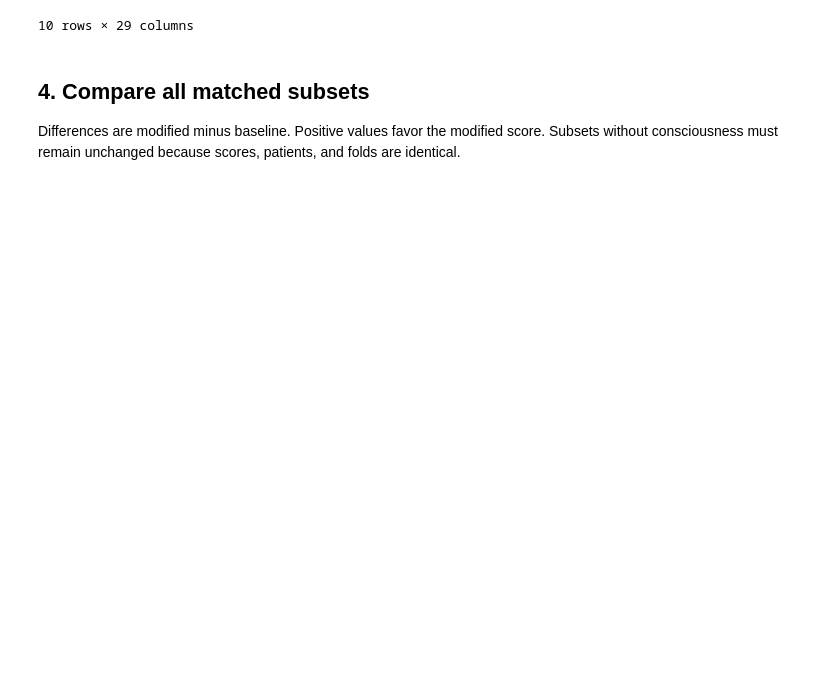
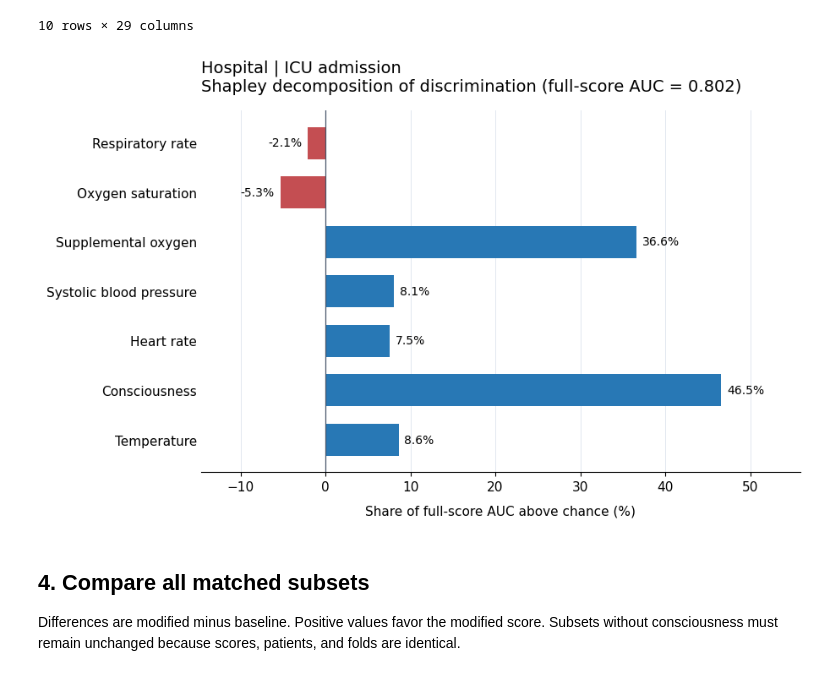
Before and after one commit to abarrenap/NEWS2_Deconstruction, a Jupyter notebook: sensitivity analisis/02_consciousness_gcs_below_13.ipynb, the cells around one changed output. Cells and saved outputs as stored; diff of their text form; code cells hidden in the pictures; blank space fills up the shorter version.

```diff
--- a/sensitivity analisis/02_consciousness_gcs_below_13.ipynb
+++ b/sensitivity analisis/02_consciousness_gcs_below_13.ipynb
@@ -195,6 +225,16 @@ Pending: 0 subsets
 | 33 | sensitivity_hospital_uvi_gcs13_10... | resp_rate|oxigen|consciousness|temp | resp_rate + oxigen + consciousnes... | ["resp_rate", "oxigen", "consciou... | 4 | 10 | 9 | ... |
 | 9 | sensitivity_hospital_uvi_gcs13_10... | resp_rate|oxigen|blod_pres|consci... | resp_rate + oxigen + blod_pres + ... | ["resp_rate", "oxigen", "blod_pre... | 5 | 10 | 9 | ... |
 10 rows × 29 columns
+# %%
+attribution_uvi_hosp, figure_uvi_hosp = plot_news2_auc_attribution(
+    results_uvi_hosp, FEATURES,
+    cohort="Hospital", outcome="UVI",
+    output_dir=OUTPUT_DIR / "shapley_auc",
+)
+plt.show()
+plt.close(figure_uvi_hosp)
+# %% [output]
+[figure, added]
 # %% [markdown]
 ## 4. Compare all matched subsets
 
```
Also changed, not shown: parts of 4 cells of this notebook, 2 other files.
